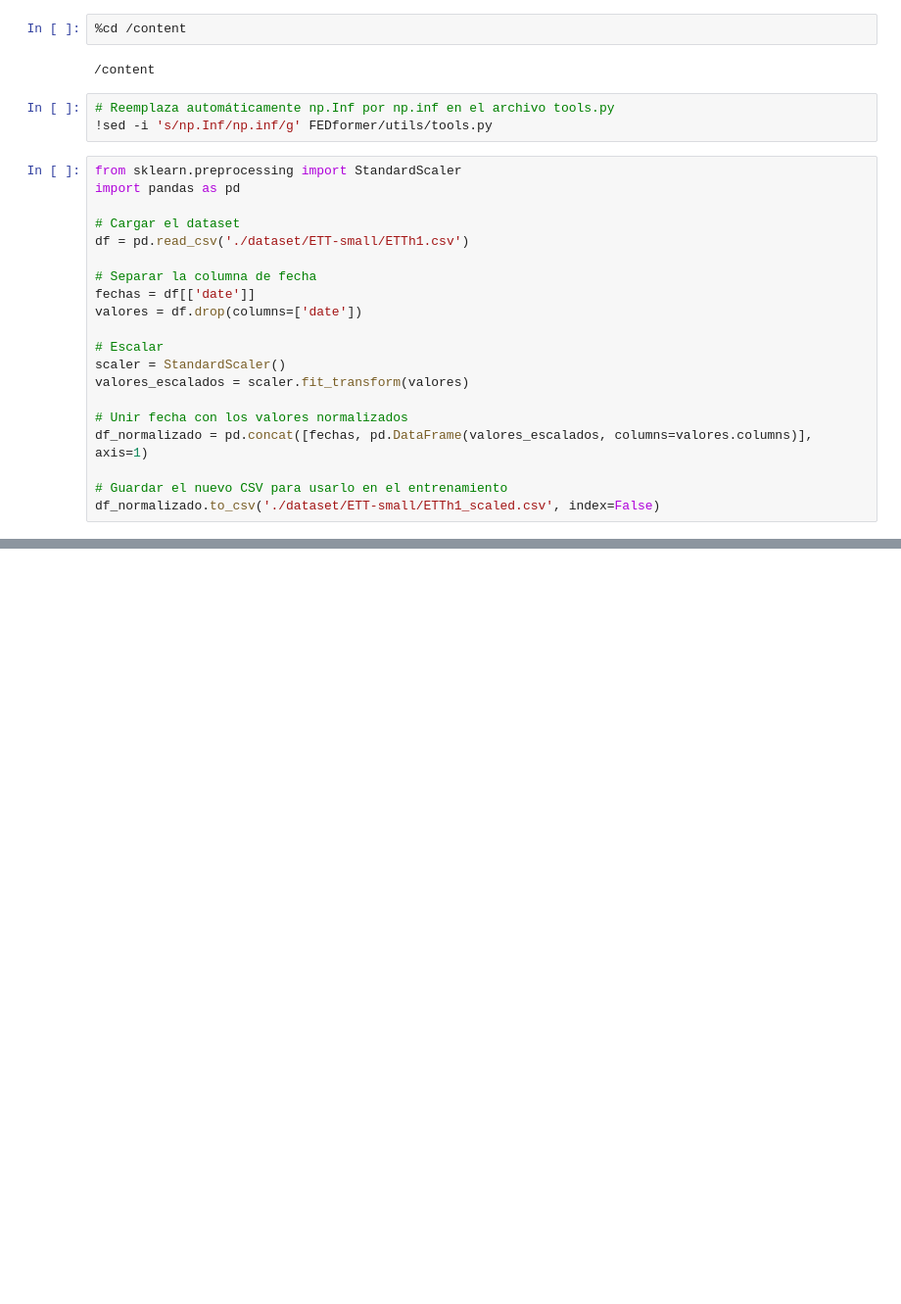
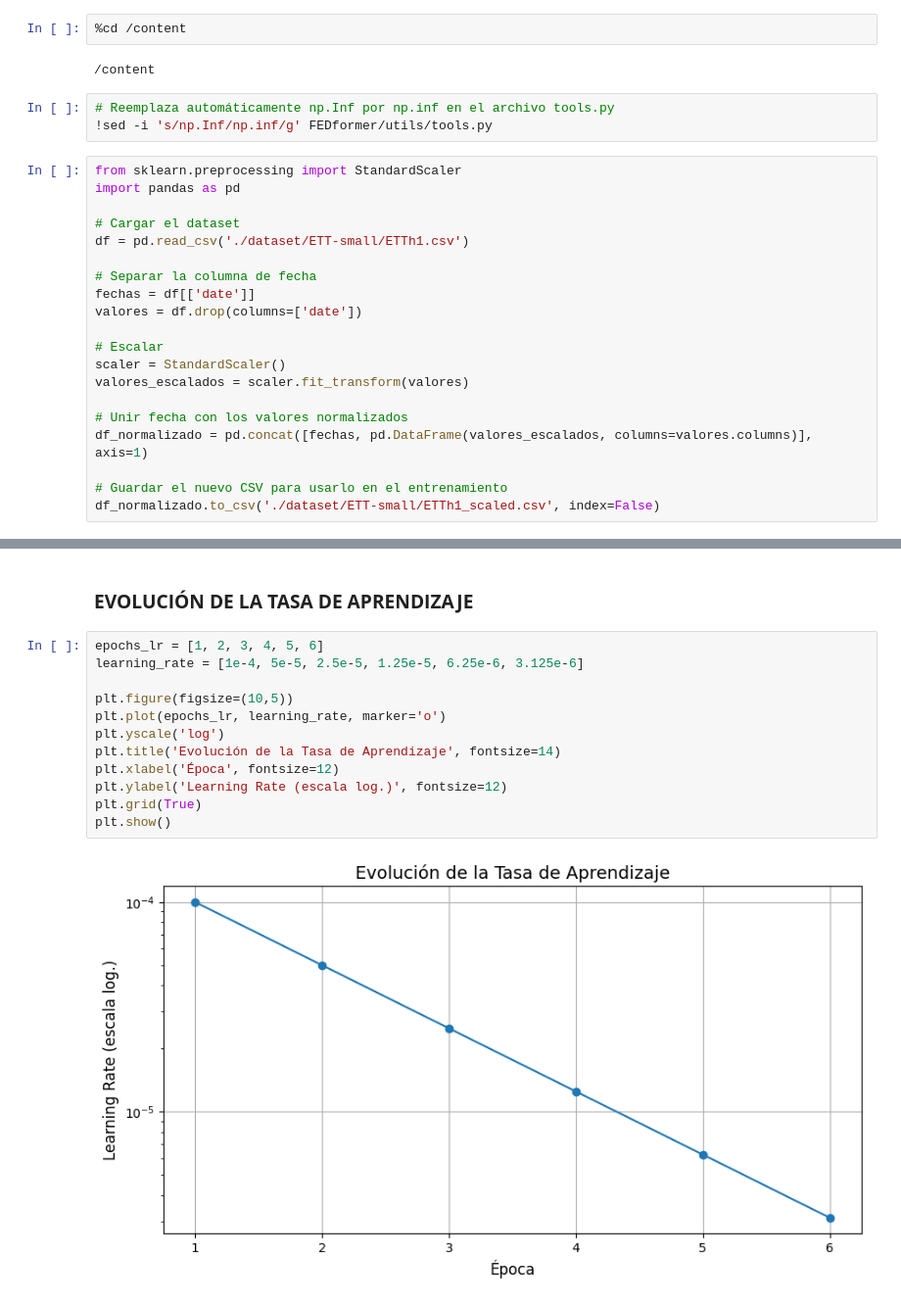
Before and after one commit to ALdoMartineCh16/FEDformer_Time_Series, a Jupyter notebook: FEDformer.ipynb, the cells around one changed output, grey strips where cells are left out. Shown: that part at 98% size. Cells and saved outputs as stored; diff of their text form; blank space fills up the shorter version.

```diff
--- a/FEDformer.ipynb
+++ b/FEDformer.ipynb
@@ -261,0 +322,16 @@ mse:nan, mae:nan
+# %% [markdown]
+### **EVOLUCIÓN DE LA TASA DE APRENDIZAJE**
+# %%
+epochs_lr = [1, 2, 3, 4, 5, 6]
+learning_rate = [1e-4, 5e-5, 2.5e-5, 1.25e-5, 6.25e-6, 3.125e-6]
+
+plt.figure(figsize=(10,5))
+plt.plot(epochs_lr, learning_rate, marker='o')
+plt.yscale('log')
+plt.title('Evolución de la Tasa de Aprendizaje', fontsize=14)
+plt.xlabel('Época', fontsize=12)
+plt.ylabel('Learning Rate (escala log.)', fontsize=12)
+plt.grid(True)
+plt.show()
+# %% [output]
+[figure, added]
```
Also changed, not shown: parts of 13 cells of this notebook.
